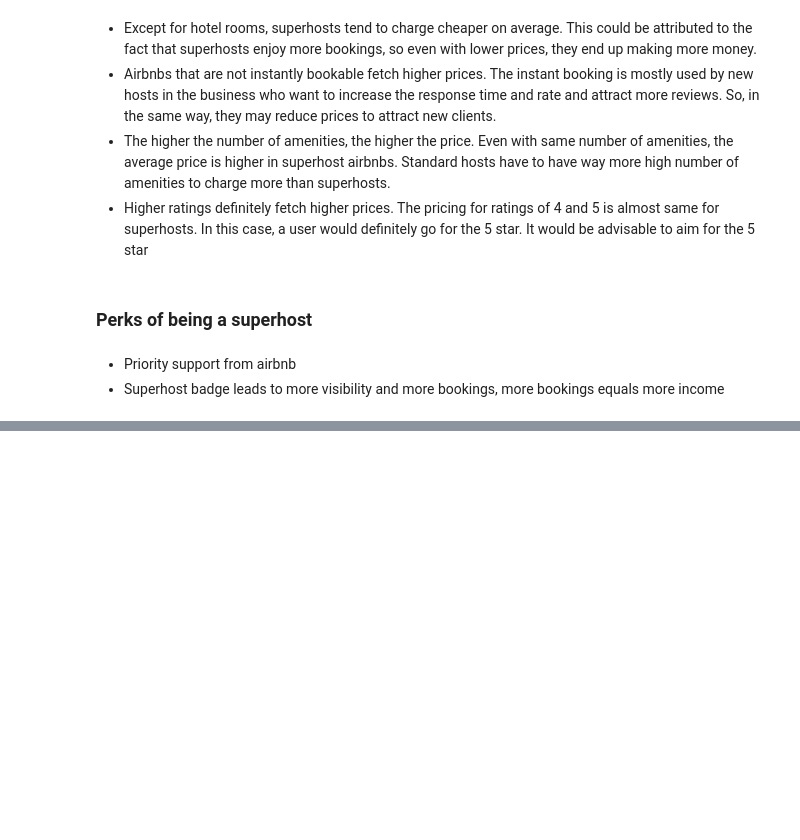
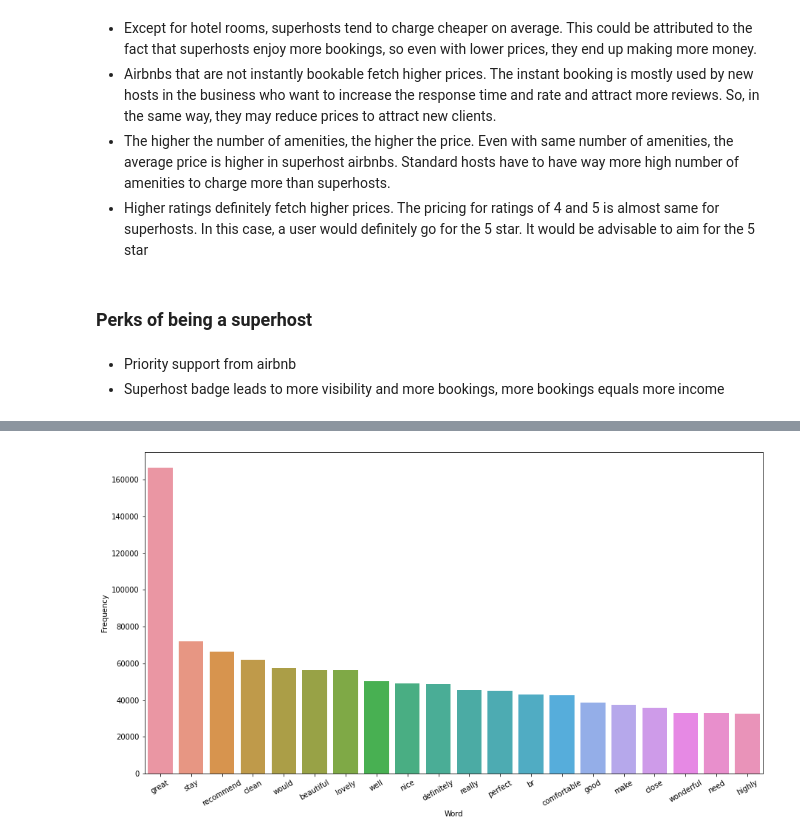
Before and after one commit to Nickimani/Airbnb_Project, a Jupyter notebook: Airbnb_Notebook.ipynb, the cells around one changed output, grey strips where cells are left out. Cells and saved outputs as stored; diff of their text form; code cells hidden in the pictures; blank space fills up the shorter version.

```diff
--- a/Airbnb_Notebook.ipynb
+++ b/Airbnb_Notebook.ipynb
@@ -909,0 +1068,3 @@ plt.show()
+# %%
+with open('/content/drive/Shareddrives/CapStone/Data/positives.pkl','rb') as f:
+  positive_list = pickle.load(f)
@@ -909,0 +1108,6 @@ plt.show()
+# %%
+# word frequency
+def freq_distribution(list_words, n= None):
+  fdist = nltk.FreqDist(list_words)
+  most_common = fdist.most_common()
+  return most_common[:n]
@@ -909,0 +1142,8 @@ plt.show()
+# %%
+# creating a dataframe for the positive frequency
+most_common_pos = freq_distribution(positive_list, 20)
+word, freq = zip(*most_common_pos)
+# %%
+words_df = pd.DataFrame({'Word': word,'Frequency':freq})
+
+words_df.head()
@@ -909,0 +1157,16 @@ plt.show()
+# %%
+# plotting top n frequencies
+def get_top_n_words(words_frame, n=None):
+
+    frame = words_frame.head(n) # top n words
+
+    return frame
+
+top_words = get_top_n_words(words_df, n=20)
+
+plt.rcParams['figure.figsize']=(15,8)
+g = sns.barplot(x = 'Word', y = 'Frequency', data = top_words)
+
+g.set_xticklabels(g.get_xticklabels(), rotation=30);
+# %% [output]
+[figure, added]
```
Also changed, not shown: parts of 31 cells of this notebook.
